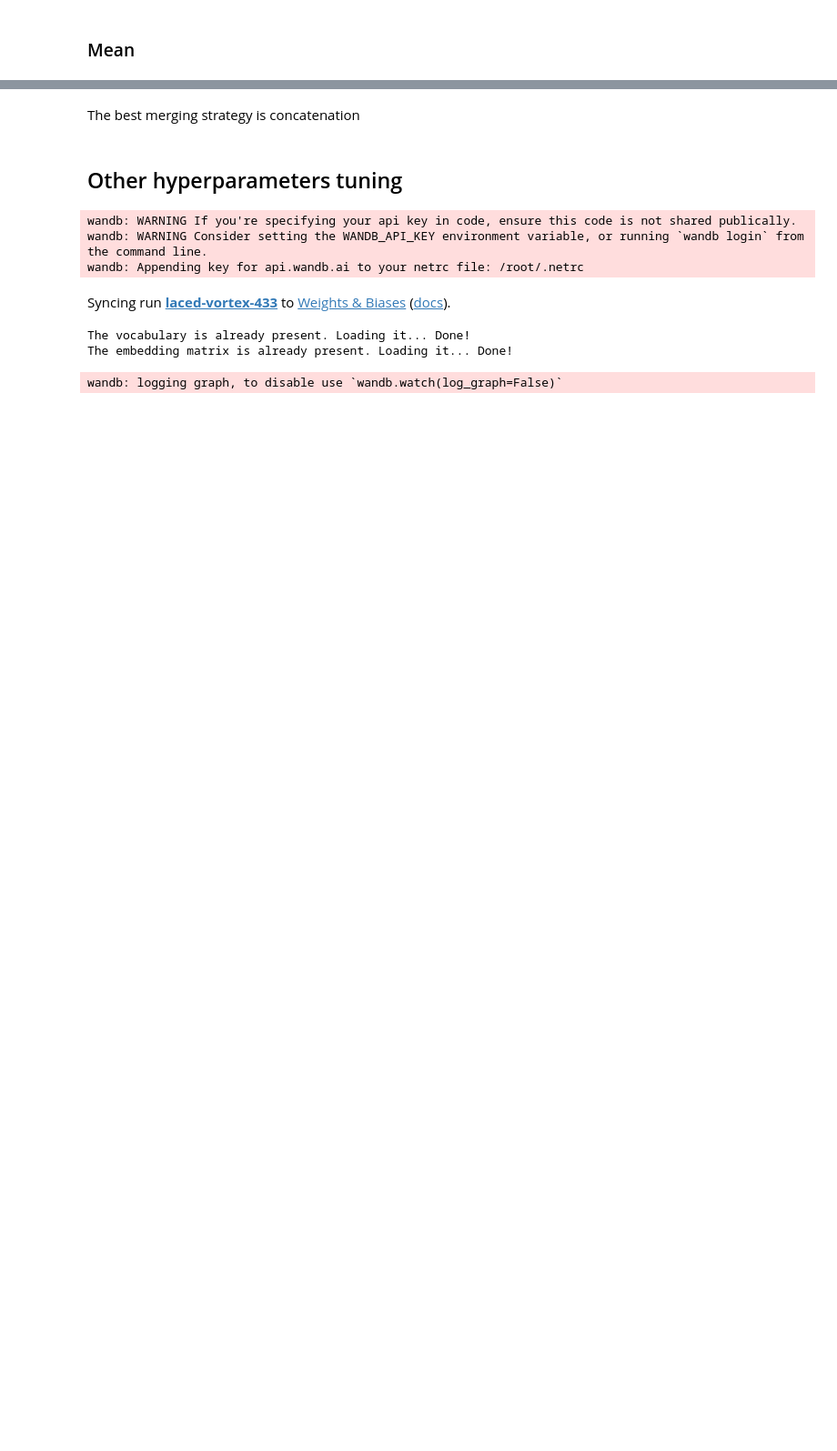
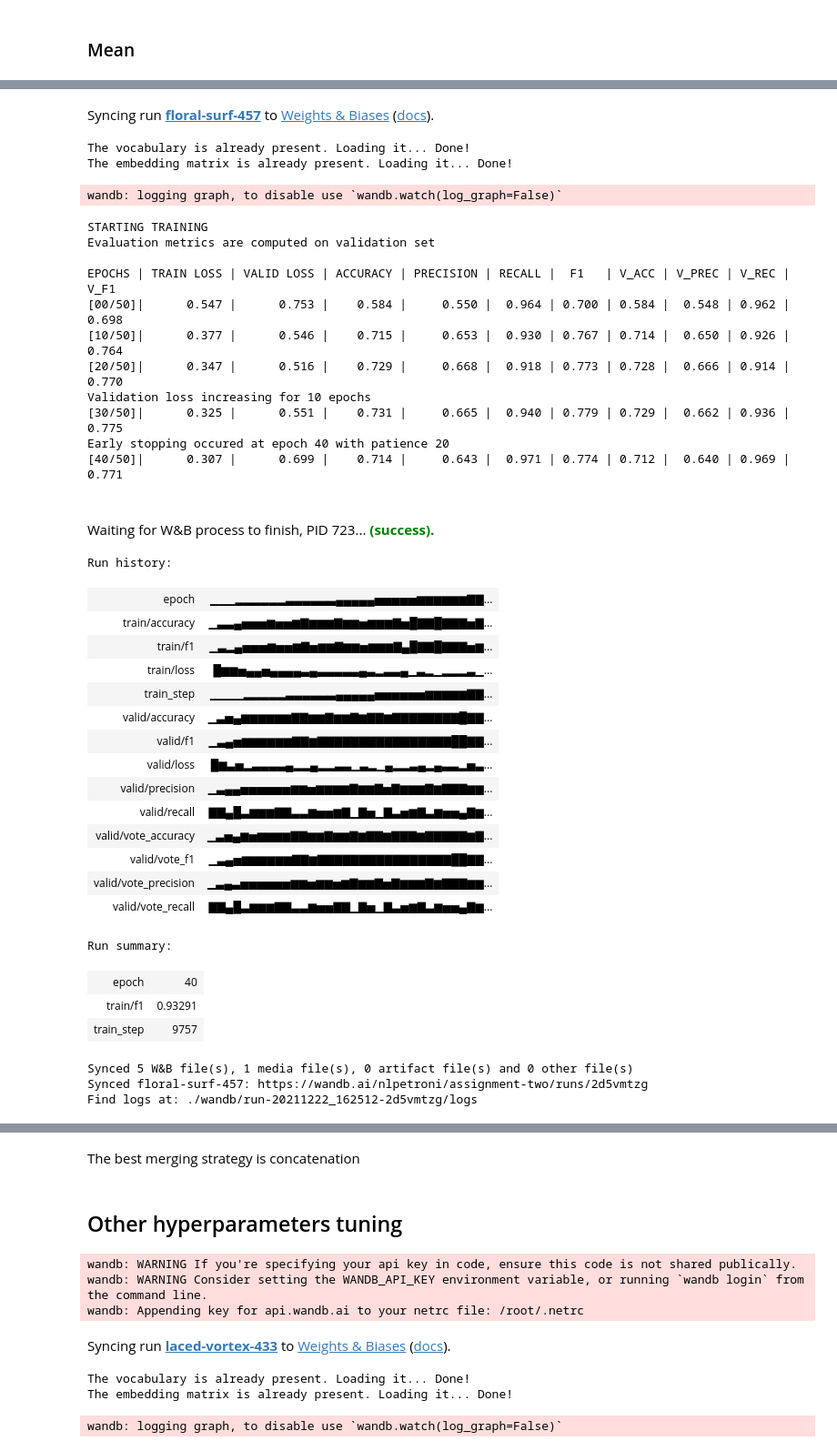
Before and after one commit to NLPetroni/assignment_two, a Jupyter notebook: solution_2.ipynb, the cells around one changed output, grey strips where cells are left out. Shown at 91% size. Saved outputs shown, nothing was run; the diff lists cells and outputs as text; code cells hidden in the pictures; blank space fills up the shorter version.

```diff
--- a/solution_2.ipynb
+++ b/solution_2.ipynb
@@ -1414,5 +1455,6 @@ train(optimizer=opt, lr=lr, device=device, n_epochs=epochs, verbose=verbose,  ta
 ### Mean
 # %%
 train(optimizer=opt, lr=lr, device=device, n_epochs=epochs, verbose=verbose,  tags=[tag, 'mean'],
-    batch_size=batch_size, encoder=encoder, rnn_type=rnn_type, rnn_output=rnn_output,
+    batch_size=batch_size, encoder=encoder, rnn_type=rnn_type, rec_size=rec_size, hid_size=hid_size, rnn_output=rnn_output,
     merger='mean', cosine_similarity=cosine_similarity)
+# %% [output]
@@ -1418,0 +1464,38 @@ train(optimizer=opt, lr=lr, device=device, n_epochs=epochs, verbose=verbose,  ta
+Syncing run floral-surf-457 to Weights & Biases (docs).
+The vocabulary is already present. Loading it... Done!
+The embedding matrix is already present. Loading it... Done!
+wandb: logging graph, to disable use `wandb.watch(log_graph=False)`
+STARTING TRAINING
+Evaluation metrics are computed on validation set
+
+EPOCHS | TRAIN LOSS | VALID LOSS | ACCURACY | PRECISION | RECALL |  F1   | V_ACC | V_PREC | V_REC | V_F1
+[00/50]|      0.547 |      0.753 |    0.584 |     0.550 |  0.964 | 0.700 | 0.584 |  0.548 | 0.962 | 0.698
+[10/50]|      0.377 |      0.546 |    0.715 |     0.653 |  0.930 | 0.767 | 0.714 |  0.650 | 0.926 | 0.764
+[20/50]|      0.347 |      0.516 |    0.729 |     0.668 |  0.918 | 0.773 | 0.728 |  0.666 | 0.914 | 0.770
+Validation loss increasing for 10 epochs
+[30/50]|      0.325 |      0.551 |    0.731 |     0.665 |  0.940 | 0.779 | 0.729 |  0.662 | 0.936 | 0.775
+Early stopping occured at epoch 40 with patience 20
+[40/50]|      0.307 |      0.699 |    0.714 |     0.643 |  0.971 | 0.774 | 0.712 |  0.640 | 0.969 | 0.771
+Waiting for W&B process to finish, PID 723... (success).
+Run history:
+| epoch | ▁▁▁▂▂▂▂▂▂▃▃▃▃▃▃▄▄▄▄▄▅▅▅▅▅▆▆▆▆▆▆▇▇... |
+| train/accuracy | ▁▃▃▄▅▅▅▆▅▅▆▇▆▆▆▇▆▆▅▆▆▆▇▅█▇▇█▇▇▇▅▇... |
+| train/f1 | ▁▃▂▄▅▅▅▆▅▅▆▇▅▆▆▇▆▆▅▆▆▆▇▄█▇▇█▇▇▇▅▆... |
+| train/loss | █▆▆▅▄▄▅▄▄▄▄▃▄▃▃▃▃▃▄▃▂▃▃▄▁▃▂▁▂▂▂▃▁... |
+| train_step | ▁▁▁▁▂▂▂▂▂▃▃▃▃▃▃▄▄▄▄▄▅▅▅▅▅▅▆▆▆▆▆▇▇... |
+| valid/accuracy | ▁▃▅▄▆▆▆▆▆▆▇▇▆▆▇▆▆▇▆▇▇▆▇▇▇▇▇▇▇▇█▇▇... |
+| valid/f1 | ▁▃▄▅▆▆▆▆▆▆▇▇▆▇▇▇▇▇▇▇▇▇▇▇▇▇▇▇▇██▇▇... |
+| valid/loss | █▆▃▅▂▃▃▃▃▄▂▂▄▂▂▃▃▁▃▂▁▄▂▂▃▄▂▄▃▃▂▅▃... |
+| valid/precision | ▁▃▄▄▅▅▅▅▅▅▆▆▅▆▆▆▆▇▆▆▇▅▇▆▆▆▇▆▇▇▇▆▆... |
+| valid/recall | ▇▇▄█▃▆▆▆▇▇▃▃▆▅▅▆▇▁▇▅▁▇▃▅▆▇▃▆▅▅▄▇▆... |
+| valid/vote_accuracy | ▁▃▅▄▆▅▆▆▆▆▇▇▆▆▇▆▆▇▆▇▇▆▇▇▇▆▇▇▇▇▇▆▇... |
+| valid/vote_f1 | ▁▃▄▅▆▆▆▆▆▆▇▇▆▇▇▇▇▇▇▇▇▇▇▇▇▇▇▇▇██▇▇... |
+| valid/vote_precision | ▁▃▄▃▅▅▅▅▅▅▆▆▅▆▆▅▆▇▆▆▇▅▇▆▆▆▇▆▇▇▇▆▆... |
+| valid/vote_recall | ▇▇▄█▃▆▆▆▇▇▃▃▆▅▅▇▇▁▇▅▁▇▃▅▆▇▃▆▅▅▄▇▆... |
+Run summary:
+| epoch | 40 |
+| train/f1 | 0.93291 |
+| train_step | 9757 |
+Synced 5 W&B file(s), 1 media file(s), 0 artifact file(s) and 0 other file(s)
+Synced floral-surf-457: https://wandb.ai/nlpetroni/assignment-two/runs/2d5vmtzg
+Find logs at: ./wandb/run-20211222_162512-2d5vmtzg/logs
```
Also changed, not shown: parts of 7 cells of this notebook.
